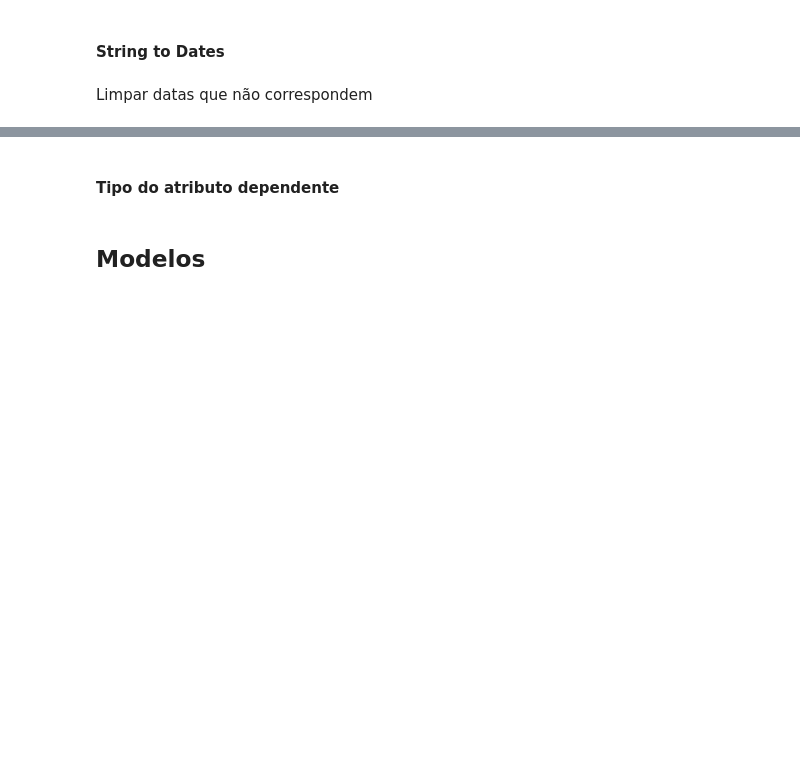
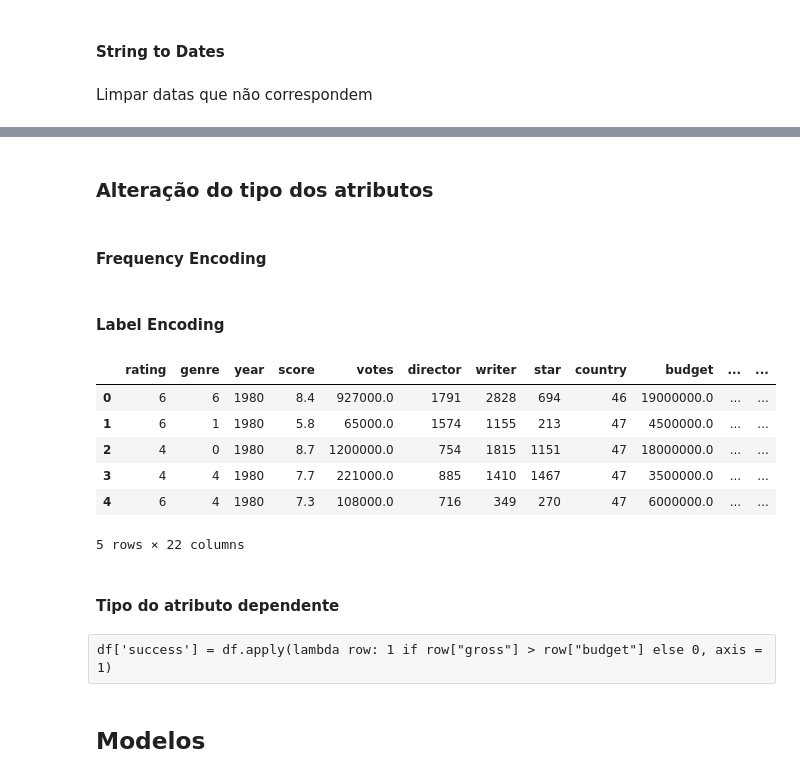
Before and after one commit to vascoliveira2511/DAA, a Jupyter notebook: trabalho/cinema.ipynb, the cells around one changed output, grey strips where cells are left out. Saved outputs shown, nothing was run; the diff lists cells and outputs as text; code cells hidden in the pictures; blank space fills up the shorter version.

```diff
--- a/trabalho/cinema.ipynb
+++ b/trabalho/cinema.ipynb
@@ -180,16 +178,0 @@ df.reset_index(drop=True, inplace=True)
-# %%
-
-label_encoder = preprocessing.LabelEncoder()
-
-#frequency encoding
-df['director'] = df['director'].map(df['director'].value_counts())
-df['writer'] = df['writer'].map(df['writer'].value_counts())
-df['star'] = df['star'].map(df['star'].value_counts())
-df['company'] = df['company'].map(df['company'].value_counts())
-
-#label encoding
-df['country'] = label_encoder.fit_transform(df['country'])
-df['genre'] = label_encoder.fit_transform(df['genre'])
-df['rating'] = label_encoder.fit_transform(df['rating'])
-
-df.head()
@@ -203,3 +179,5 @@ df.head()
+# %%
+df.drop(['name'], axis=1, inplace=True)
 # %% [markdown]
 #### String to Dates
 # %% [markdown]
@@ -239,2 +218,38 @@ df = df.drop(["released_date"], axis=1)
+# %% [markdown]
+### Alteração do tipo dos atributos
+# %% [markdown]
+#### Frequency Encoding
+# %%
+#frequency encoding
+
+df['directorFrequency'] = df['director'].map(df['director'].value_counts())
+df['writerFrequency'] = df['writer'].map(df['writer'].value_counts())
+df['starFrequency'] = df['star'].map(df['star'].value_counts())
+df['companyFrequency'] = df['company'].map(df['company'].value_counts())
+# %% [markdown]
+#### Label Encoding
+# %%
+
+label_encoder = preprocessing.LabelEncoder()
+
+#label encoding
+df['director'] = label_encoder.fit_transform(df['director'])
+df['writer'] = label_encoder.fit_transform(df['writer'])
+df['star'] = label_encoder.fit_transform(df['star'])
+df['company'] = label_encoder.fit_transform(df['company'])
+df['country'] = label_encoder.fit_transform(df['country'])
+df['genre'] = label_encoder.fit_transform(df['genre'])
+df['rating'] = label_encoder.fit_transform(df['rating'])
+df['released_country'] = label_encoder.fit_transform(df['released_country'])
+
+df.head()
+# %% [output]
+|  | rating | genre | year | score | votes | director | writer | star | country | budget | ... | ... |
+| 0 | 6 | 6 | 1980 | 8.4 | 927000.0 | 1791 | 2828 | 694 | 46 | 19000000.0 | ... | ... |
+| 1 | 6 | 1 | 1980 | 5.8 | 65000.0 | 1574 | 1155 | 213 | 47 | 4500000.0 | ... | ... |
+| 2 | 4 | 0 | 1980 | 8.7 | 1200000.0 | 754 | 1815 | 1151 | 47 | 18000000.0 | ... | ... |
+| 3 | 4 | 4 | 1980 | 7.7 | 221000.0 | 885 | 1410 | 1467 | 47 | 3500000.0 | ... | ... |
+| 4 | 6 | 4 | 1980 | 7.3 | 108000.0 | 716 | 349 | 270 | 47 | 6000000.0 | ... | ... |
+5 rows × 22 columns
 # %% [markdown]
 #### Tipo do atributo dependente
@@ -243,3 +256,5 @@ df['success'] = df.apply(lambda row: 1 if row["gross"] > row["budget"] else 0, a
+# %% [raw]
+df['success'] = df.apply(lambda row: 1 if row["gross"] > row["budget"] else 0, axis = 1)
 # %% [markdown]
 ## Modelos
 # %% [markdown]
```
Also changed, not shown: parts of 19 cells of this notebook.
